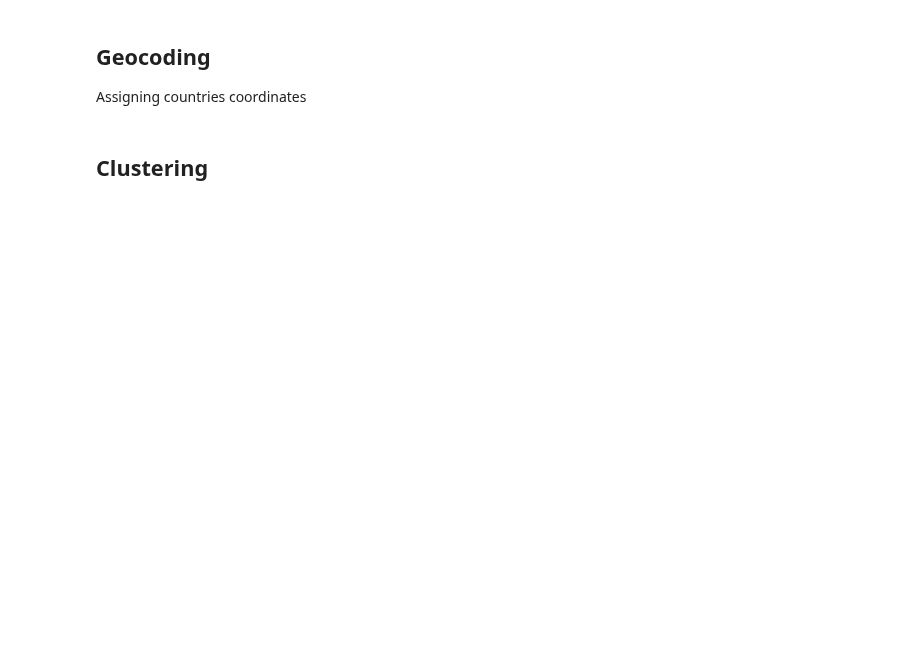
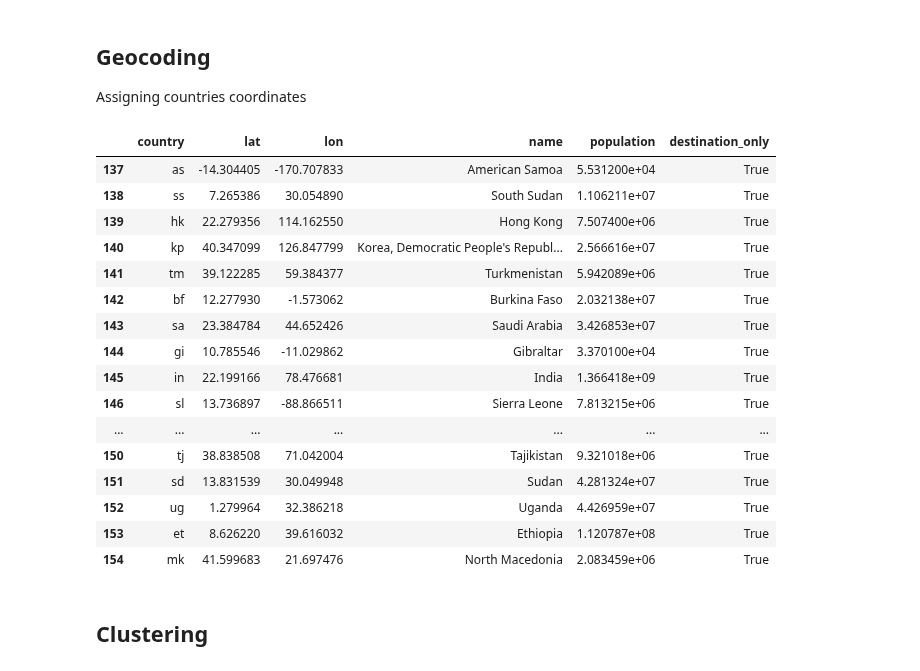
Before and after one commit to jstet/Basel_Convention_Scraper, a Jupyter notebook: data_processing/processing_countries.ipynb, the cells around one changed output. Saved outputs shown, nothing was run; the diff lists cells and outputs as text; code cells hidden in the pictures; blank space fills up the shorter version.

```diff
--- a/data_processing/processing_countries.ipynb
+++ b/data_processing/processing_countries.ipynb
@@ -47,3 +51,23 @@ for i in countries:
+# %%
+df[df["destination_only"]==True]
+# %% [output]
+|  | country | lat | lon | name | population | destination_only |
+| 137 | as | -14.304405 | -170.707833 | American Samoa | 5.531200e+04 | True |
+| 138 | ss | 7.265386 | 30.054890 | South Sudan | 1.106211e+07 | True |
+| 139 | hk | 22.279356 | 114.162550 | Hong Kong | 7.507400e+06 | True |
+| 140 | kp | 40.347099 | 126.847799 | Korea, Democratic People's Republ... | 2.566616e+07 | True |
+| 141 | tm | 39.122285 | 59.384377 | Turkmenistan | 5.942089e+06 | True |
+| 142 | bf | 12.277930 | -1.573062 | Burkina Faso | 2.032138e+07 | True |
+| 143 | sa | 23.384784 | 44.652426 | Saudi Arabia | 3.426853e+07 | True |
+| 144 | gi | 10.785546 | -11.029862 | Gibraltar | 3.370100e+04 | True |
+| 145 | in | 22.199166 | 78.476681 | India | 1.366418e+09 | True |
+| 146 | sl | 13.736897 | -88.866511 | Sierra Leone | 7.813215e+06 | True |
+| ... | ... | ... | ... | ... | ... | ... |
+| 150 | tj | 38.838508 | 71.042004 | Tajikistan | 9.321018e+06 | True |
+| 151 | sd | 13.831539 | 30.049948 | Sudan | 4.281324e+07 | True |
+| 152 | ug | 1.279964 | 32.386218 | Uganda | 4.426959e+07 | True |
+| 153 | et | 8.626220 | 39.616032 | Ethiopia | 1.120787e+08 | True |
+| 154 | mk | 41.599683 | 21.697476 | North Macedonia | 2.083459e+06 | True |
 # %%
 with open('../output/processed/countries.geojson', 'w') as f:
     dump(FeatureCollection(lst), f)
```
Also changed, not shown: parts of 6 cells of this notebook, 1 other file.
